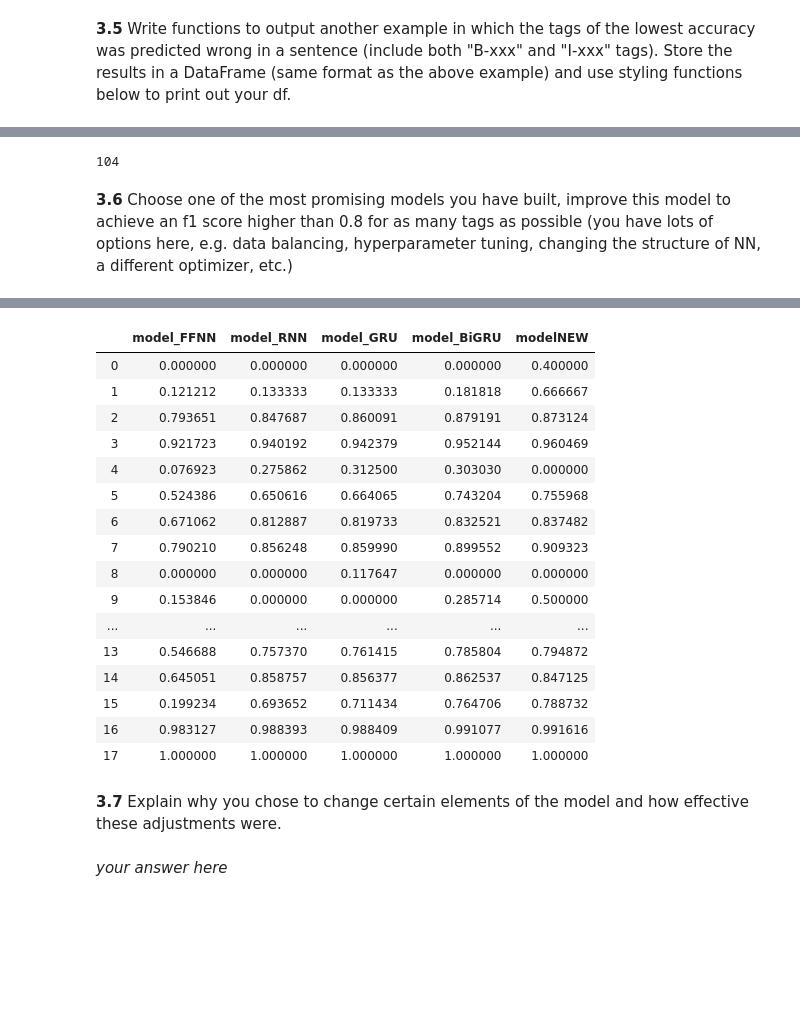
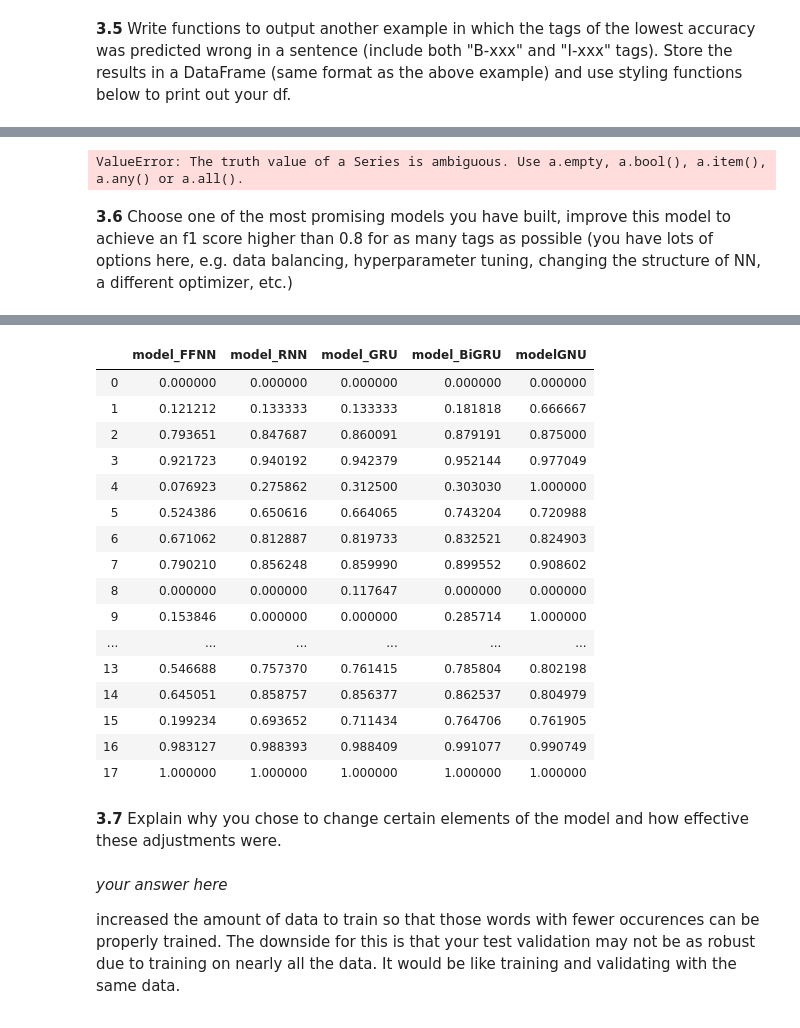
Before and after one commit to medeirosf/2020-CS109B, a Jupyter notebook: content/homeworks/hw06/notebook/cs109b_hw6_edited.ipynb, the cells around one changed output, grey strips where cells are left out. Drawn from its saved outputs; the diff is of its cells as text; code cells hidden in the pictures; blank space fills up the shorter version.

```diff
--- a/content/homeworks/hw06/notebook/cs109b_hw6_edited.ipynb
+++ b/content/homeworks/hw06/notebook/cs109b_hw6_edited.ipynb
@@ -1120,10 +1138,31 @@ plt.show()
 def highlight_errors(s):
     is_max = s == s.y_true
     return ['' if v or key=='Word' else 'color: red' for key,v in is_max.iteritems()]
+# %%
+# your code here
+ytag = pd.DataFrame()
+ytag['Word'] = list(x_test[0])#list(idx2word[w] for w in x_test[0]])
+y_tag = np.empty(shape=y_test[0].shape[0], dtype = int)
+for i in range(y_test[0].shape[0]):
+    #print(y_cat[0][i].max())
+    y_tag[i] = np.argmax(y_test[0][i])
+ytag['y_true'] = y_tag#[idx2tag[i] for i in y_tag]
+#ytag[0:18]
 # %%
 # your code here
-load_keras_model(model, 'model_BiGRU')
-p_test = model.predict_classes(x_test)
-y_cat = np.argmax(to_categorical(y_test, len(tags)), axis=2)
-print(y_cat[0]), p_test[0]
+models = ('model_FFNN','model_RNN','model_GRU','model_BiGRU')
+
+for i, name in enumerate(models):
+    model = load_keras_model(name)
+    p_test = model.predict_classes(x_test)
+    y_cat = np.argmax(to_categorical(y_test, len(tags)), axis=2)
+
+    y_tag = np.empty(shape=y_cat[0].shape[0], dtype = int)
+    for i in range(y_cat[0].shape[0]):
+        #print(y_cat[0][i].max())
+        y_tag[i] = y_cat[0][i].max()
+
+    ytag[name] = y_tag#[idx2tag[i] for i in y_tag]
+
+ytag[0:18]
 # %% [output]
@@ -1167,11 +1186,15 @@ for i in range(y_cat[0].shape[0]):
 # %%
 # your code here
+highlight_errors(ytag)
 # %% [output]
-104
+ValueError: The truth value of a Series is ambiguous. Use a.empty, a.bool(), a.item(), a.any() or a.all().
 # %% [markdown]
 **3.6** Choose one of the most promising models you have built, improve this model to achieve an f1 score higher than 0.8 for as many tags as possible (you have lots of options here, e.g. data balancing, hyperparameter tuning, changing the structure of NN, a different optimizer, etc.)
 # %%
 # your code here
+np.random.seed(123)
+tf.random.set_seed(456)
+
 x_train, x_test, y_train, y_test = train_test_split(X, Y, test_size=0.01)
 
 n_units = 100
@@ -1179,22 +1202,18 @@ drop_rate = .1
 dim_embed = 50
 
 optimizer = 'rmsprop'
-#optimizer = tf.keras.optimizers.RMSprop(learning_rate=0.0001)
 loss = 'categorical_crossentropy'
 metrics = ['accuracy']
 
 batch_size = 32
 epochs = 10
-validation_split = 0.01 #0.1
+validation_split = 0.01
 verbose = 1
 
-model = Sequential(name='modelNEW')
+model = Sequential(name='modelGNU')
 model.add(Embedding(input_dim=n_words, output_dim=dim_embed, input_length=max_len, name='Embedding'))
 model.add(Dropout(drop_rate, name='Dropout'))
-#model.add(BatchNormalization(axis=-1, epsilon=0.001, name='BatchNorm'))
-#model.add(BatchNormalization(axis=-1, epsilon=0.001, trainable=True, name='BatchNorm'))
-#model.add(SimpleRNN(50, return_sequences=True, name='SimpleRNN'))
-#model.add(Conv1D(filters=n_units, kernel_size=1, padding='valid', name='Conv3D'))
+model.add(BatchNormalization(axis=1, epsilon=0.001, name='BatchNorm'))
 model.add(Bidirectional(GRU(n_units, return_sequences=True), name='layerBiGRU'))
 model.add(TimeDistributed(Dense(n_tags, activation='softmax'), name='TimeDisDense'))
 model.compile(optimizer=optimizer, loss=loss, metrics=metrics)
@@ -1205,7 +1224,7 @@ history = model.fit(x_train, y_train, batch_size=batch_size, epochs=epochs, vali
 scores = model.evaluate(x_test, y_test, verbose=0)
 print('Accuracy: %.2f%%' % (scores[1]*100))
 
-name = 'modelNEW'
+name = 'modelGNU'
 p_test = model.predict(x_test)
 
 y_pred = np.empty(shape=p_test.shape, dtype = float)
@@ -1239,19 +1258,19 @@ Accuracy: 99.35%
-|  | model_FFNN | model_RNN | model_GRU | model_BiGRU | modelNEW |
-| 0 | 0.000000 | 0.000000 | 0.000000 | 0.000000 | 0.400000 |
+|  | model_FFNN | model_RNN | model_GRU | model_BiGRU | modelGNU |
+| 0 | 0.000000 | 0.000000 | 0.000000 | 0.000000 | 0.000000 |
 | 1 | 0.121212 | 0.133333 | 0.133333 | 0.181818 | 0.666667 |
-| 2 | 0.793651 | 0.847687 | 0.860091 | 0.879191 | 0.873124 |
-| 3 | 0.921723 | 0.940192 | 0.942379 | 0.952144 | 0.960469 |
-| 4 | 0.076923 | 0.275862 | 0.312500 | 0.303030 | 0.000000 |
-| 5 | 0.524386 | 0.650616 | 0.664065 | 0.743204 | 0.755968 |
-| 6 | 0.671062 | 0.812887 | 0.819733 | 0.832521 | 0.837482 |
-| 7 | 0.790210 | 0.856248 | 0.859990 | 0.899552 | 0.909323 |
+| 2 | 0.793651 | 0.847687 | 0.860091 | 0.879191 | 0.875000 |
+| 3 | 0.921723 | 0.940192 | 0.942379 | 0.952144 | 0.977049 |
+| 4 | 0.076923 | 0.275862 | 0.312500 | 0.303030 | 1.000000 |
+| 5 | 0.524386 | 0.650616 | 0.664065 | 0.743204 | 0.720988 |
+| 6 | 0.671062 | 0.812887 | 0.819733 | 0.832521 | 0.824903 |
+| 7 | 0.790210 | 0.856248 | 0.859990 | 0.899552 | 0.908602 |
 | 8 | 0.000000 | 0.000000 | 0.117647 | 0.000000 | 0.000000 |
-| 9 | 0.153846 | 0.000000 | 0.000000 | 0.285714 | 0.500000 |
+| 9 | 0.153846 | 0.000000 | 0.000000 | 0.285714 | 1.000000 |
 | ... | ... | ... | ... | ... | ... |
-| 13 | 0.546688 | 0.757370 | 0.761415 | 0.785804 | 0.794872 |
-| 14 | 0.645051 | 0.858757 | 0.856377 | 0.862537 | 0.847125 |
-| 15 | 0.199234 | 0.693652 | 0.711434 | 0.764706 | 0.788732 |
-| 16 | 0.983127 | 0.988393 | 0.988409 | 0.991077 | 0.991616 |
+| 13 | 0.546688 | 0.757370 | 0.761415 | 0.785804 | 0.802198 |
+| 14 | 0.645051 | 0.858757 | 0.856377 | 0.862537 | 0.804979 |
+| 15 | 0.199234 | 0.693652 | 0.711434 | 0.764706 | 0.761905 |
+| 16 | 0.983127 | 0.988393 | 0.988409 | 0.991077 | 0.990749 |
 | 17 | 1.000000 | 1.000000 | 1.000000 | 1.000000 | 1.000000 |
 # %% [markdown]
 **3.7** Explain why you chose to change certain elements of the model and how effective these adjustments were.
@@ -1259,6 +1278,6 @@ Accuracy: 99.35%
 *your answer here*<br />
 <font color='blue'>
 <p style="text-indent: 25px;"></p>
-<p style="text-indent: 25px;"></p>
+<p style="text-indent: 25px;">increased the amount of data to train so that those words with fewer occurences can be properly trained. The downside for this is that your test validation may not be as robust due to training on nearly all the data. It would be like training and validating with the same data.</p>
 <p style="text-indent: 25px;"></p>
 </font>
```
Also changed, not shown: parts of 13 cells of this notebook.
